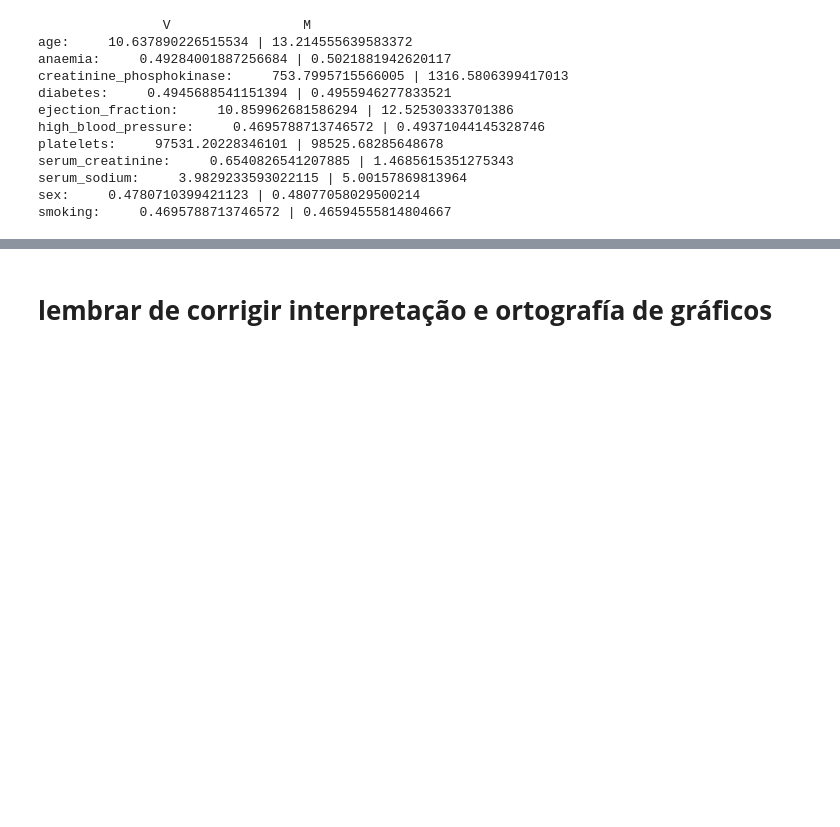
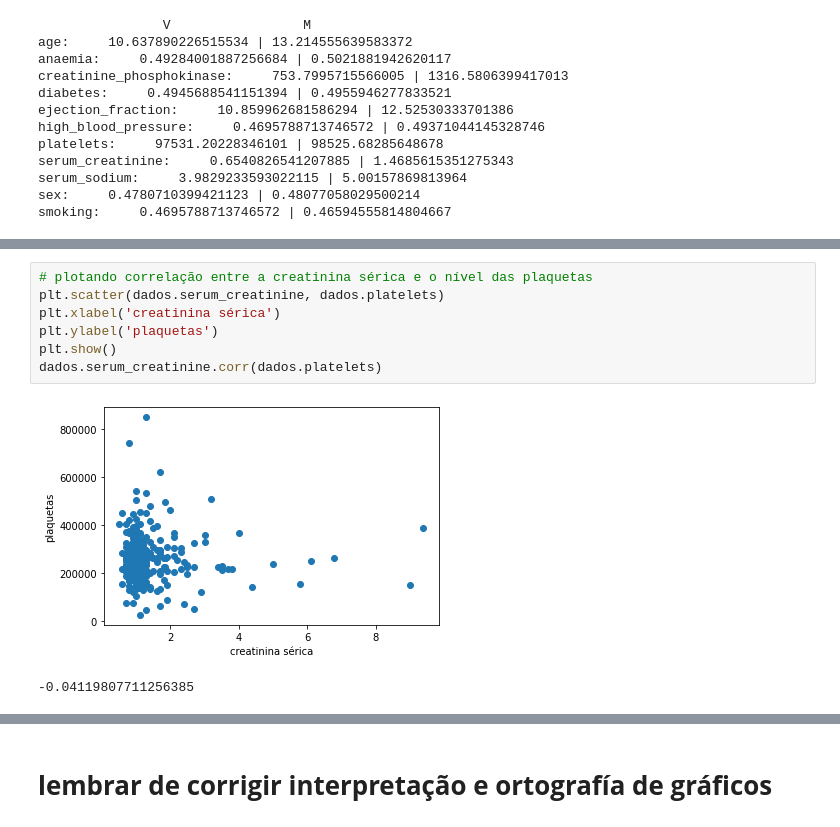
Before and after one commit to svhenrique/analise-dataset-heart-disease, a Jupyter notebook: Untitled0.ipynb, the cells around one changed output, grey strips where cells are left out. Drawn from its saved outputs; the diff is of its cells as text; blank space fills up the shorter version.

```diff
--- a/Untitled0.ipynb
+++ b/Untitled0.ipynb
@@ -623,0 +685,10 @@ smoking:     0.4695788713746572 | 0.46594555814804667
+# %%
+# plotando correlação entre a creatinina sérica e o nível das plaquetas
+plt.scatter(dados.serum_creatinine, dados.platelets)
+plt.xlabel('creatinina sérica')
+plt.ylabel('plaquetas')
+plt.show()
+dados.serum_creatinine.corr(dados.platelets)
+# %% [output]
+[figure, added]
+-0.04119807711256385
```
Also changed, not shown: parts of 31 cells of this notebook.
